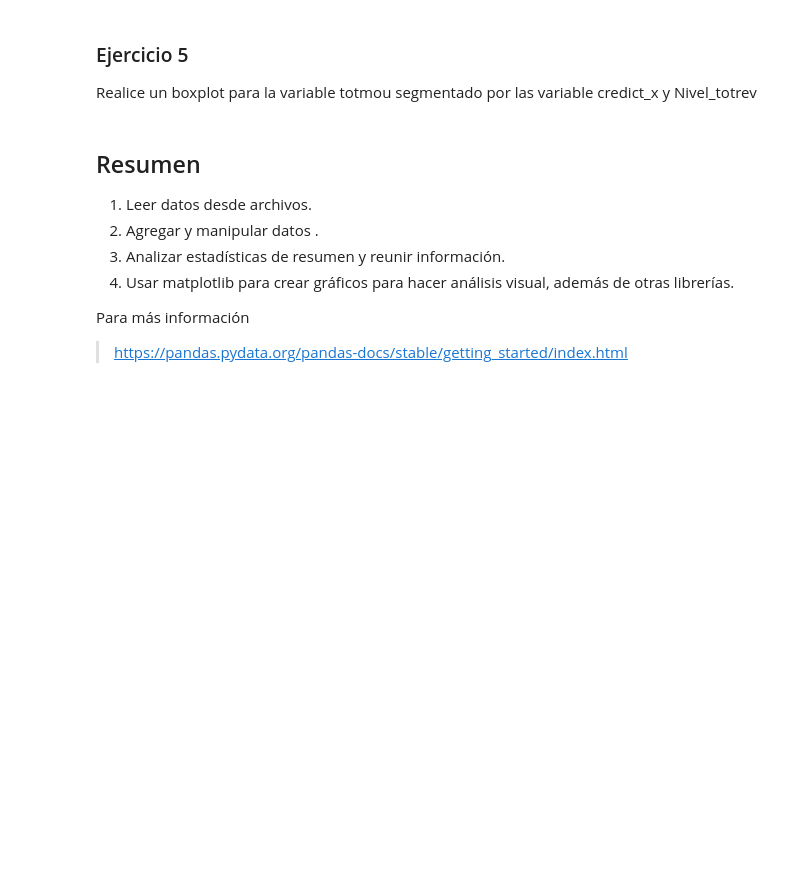
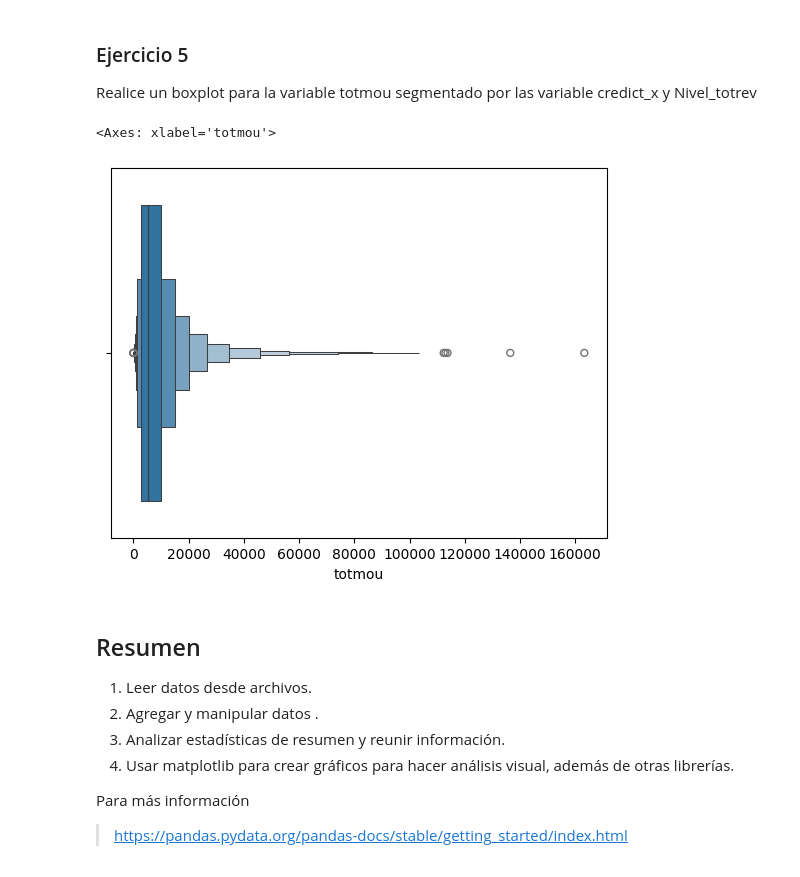
Before and after one commit to carteag43066/ean_est_python_2024, a Jupyter notebook: Codigo/Relación entre minutos usados e ingreso de clientes - Introducción a Pandas.ipynb, the cells around one changed output. Saved outputs shown, nothing was run; the diff lists cells and outputs as text; code cells hidden in the pictures; blank space fills up the shorter version.

```diff
--- a/Codigo/Relación entre minutos usados e ingreso de clientes - Introducción a Pandas.ipynb
+++ b/Codigo/Relación entre minutos usados e ingreso de clientes - Introducción a Pandas.ipynb
@@ -1249,6 +1544,10 @@ ax = sns.catplot(x="Nivel_totrev", kind='count',data=df_con_etiquetas, col='cred
 Realice un  boxplot para la variable totmou segmentado por las variable  credict_x y Nivel_totrev
 # %%
 # realice el ejercicio en este espacio
+sns.boxenplot(df3, x = 'totmou')
+# %% [output]
+<Axes: xlabel='totmou'>
+[figure, added]
 # %% [markdown]
 ## Resumen
 
```
Also changed, not shown: parts of 42 cells of this notebook.
